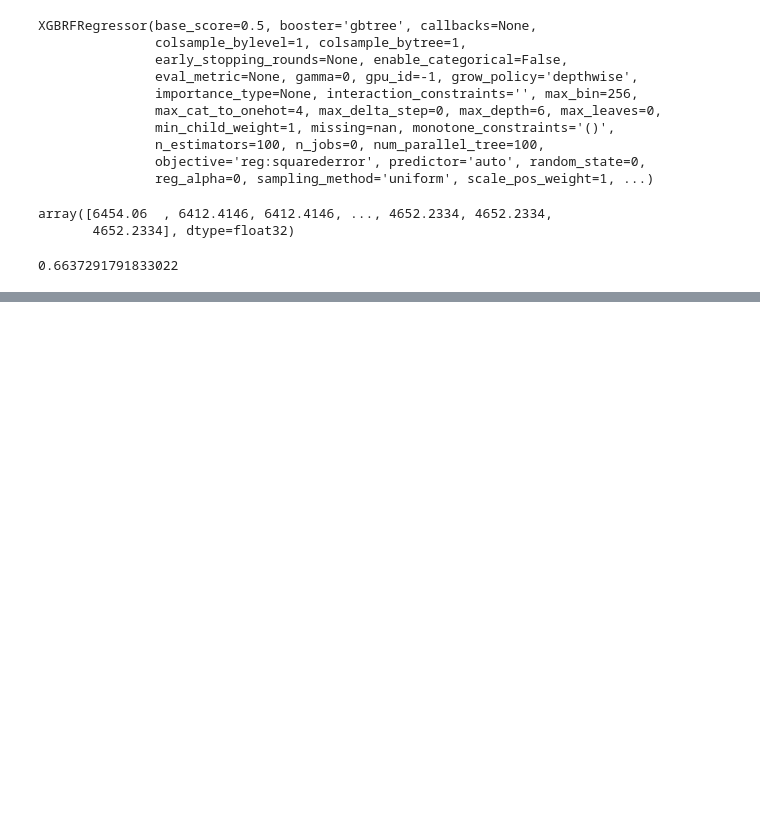
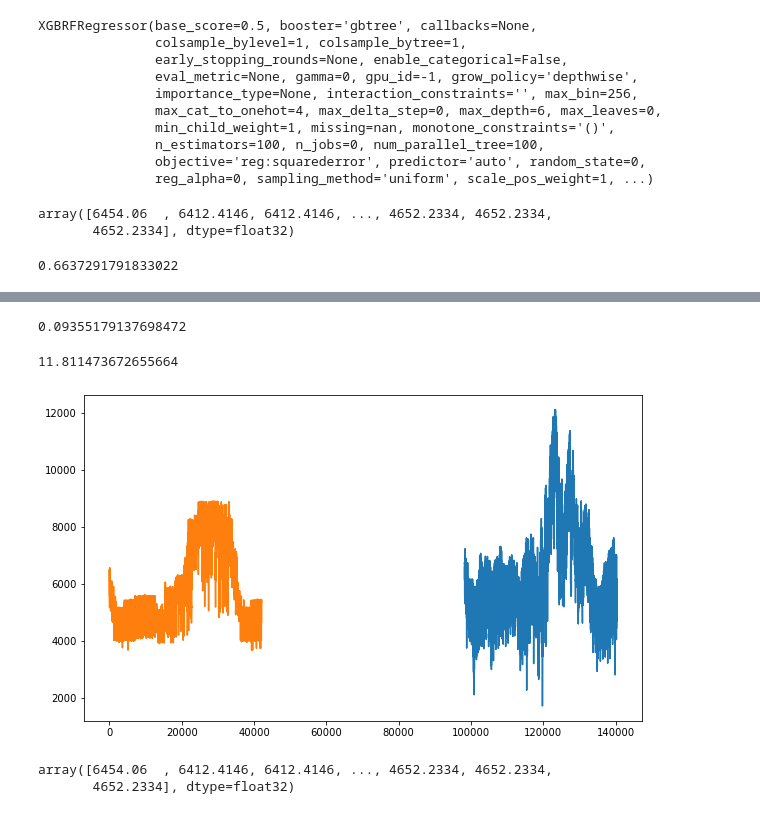
Before and after one commit to manansheel1991/Load_Forecasting_based_on_Weather_Data_and_Calendar_features, a Jupyter notebook: Classical_ML_Models/Partial_Regression_Model_Calendar_Features_Weather_Gradient_Boost_Data.ipynb, the cells around one changed output, grey strips where cells are left out. Cells and saved outputs as stored; diff of their text form; code cells hidden in the pictures; blank space fills up the shorter version.

```diff
--- a/Classical_ML_Models/Partial_Regression_Model_Calendar_Features_Weather_Gradient_Boost_Data.ipynb
+++ b/Classical_ML_Models/Partial_Regression_Model_Calendar_Features_Weather_Gradient_Boost_Data.ipynb
@@ -551,0 +540,4 @@ MAPE(y_test, xgb_predictions)
+# %%
+nrmse
+# %% [output]
+0.09355179137698472
@@ -551,0 +548,4 @@ MAPE(y_test, xgb_predictions)
+# %%
+MAPE(y_test, xgb_predictions)
+# %% [output]
+11.811473672655664
@@ -551,0 +555,6 @@ MAPE(y_test, xgb_predictions)
+# %%
+plt.plot(y_test)
+plt.plot(xgb_predictions)
+plt.show()
+# %% [output]
+[figure, added]
@@ -551,0 +565,5 @@ MAPE(y_test, xgb_predictions)
+# %%
+xgb_predictions
+# %% [output]
+array([6454.06  , 6412.4146, 6412.4146, ..., 4652.2334, 4652.2334,
+       4652.2334], dtype=float32)
```
Also changed, not shown: parts of 44 cells of this notebook.
